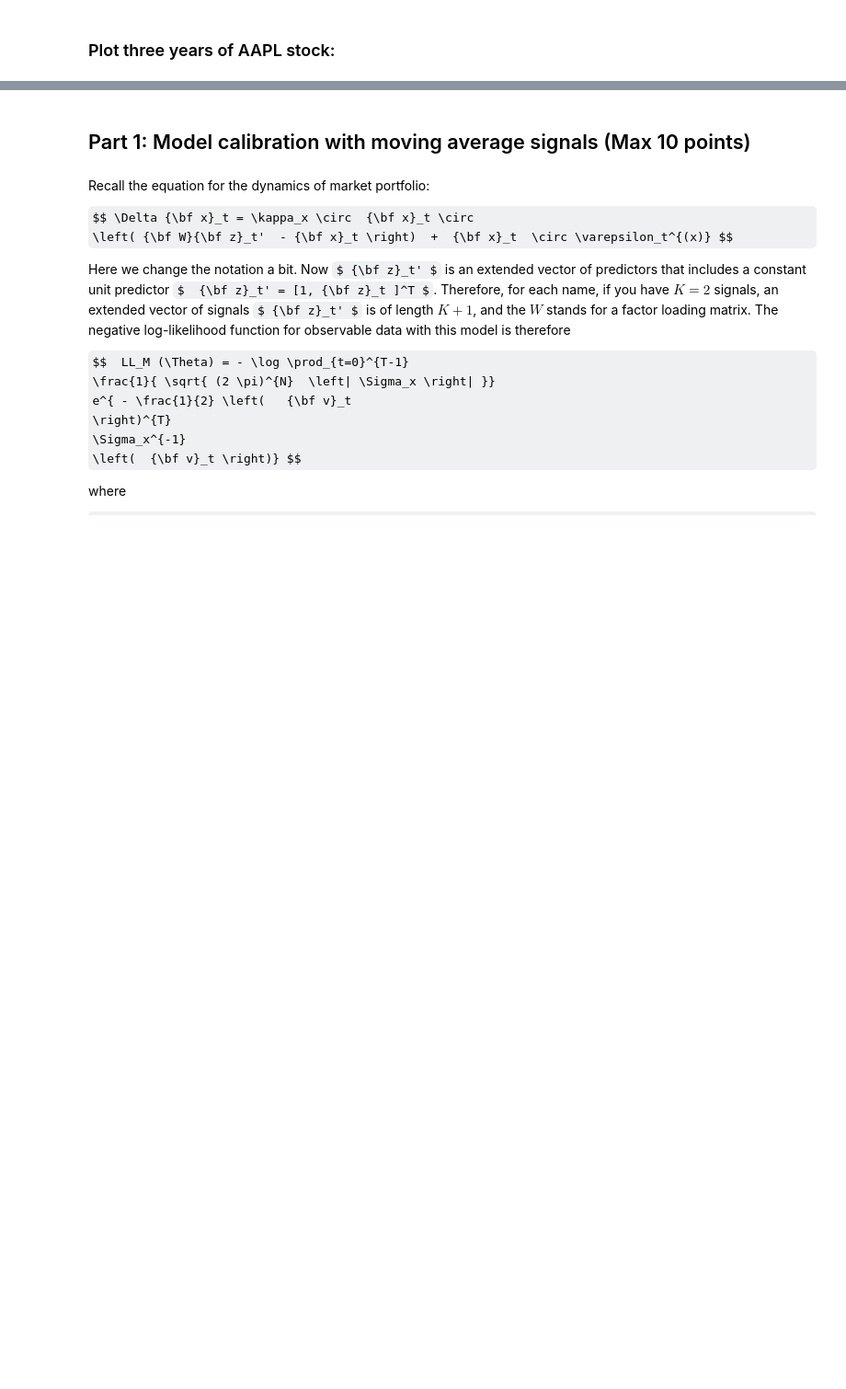
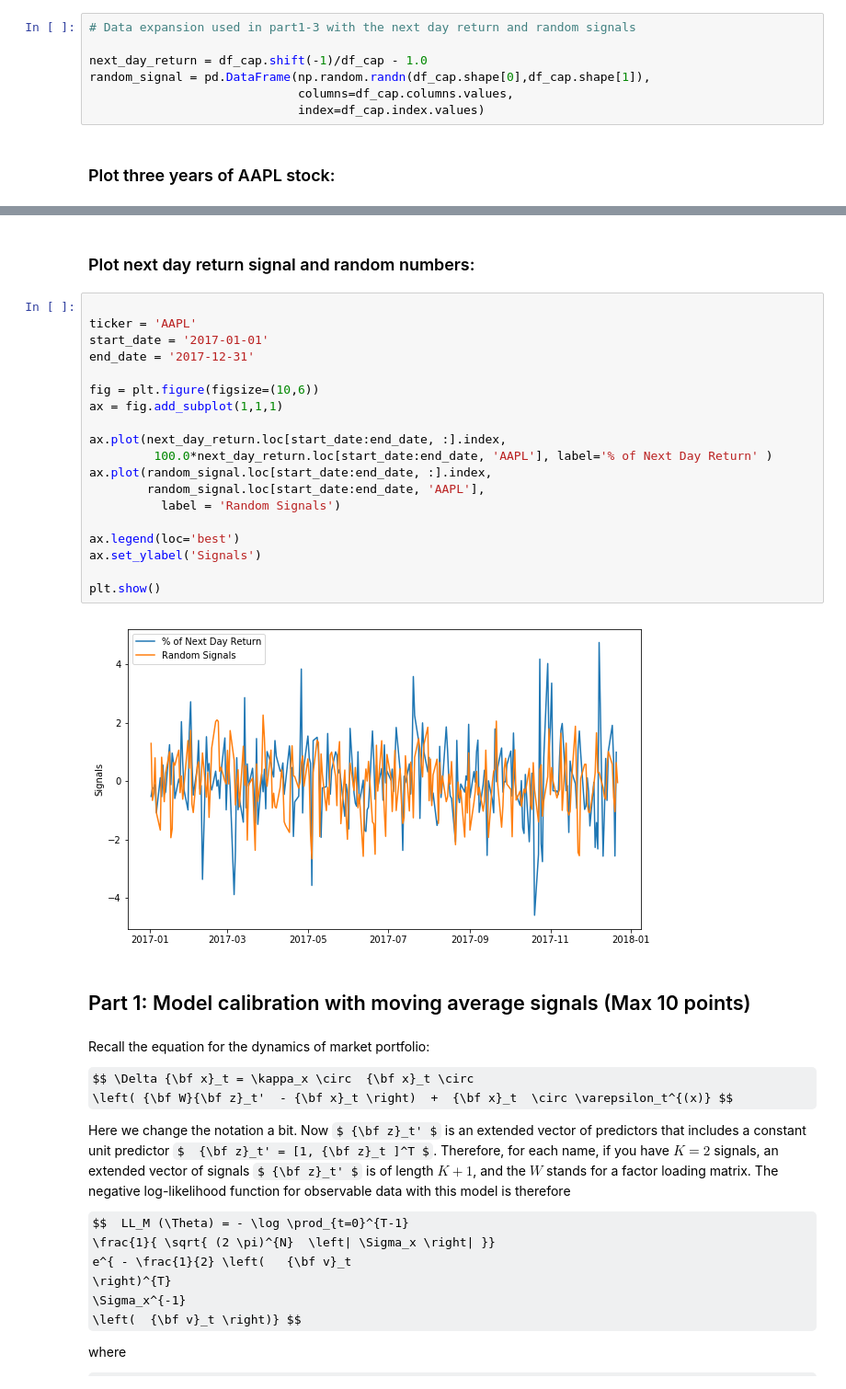
Before and after one commit to dennislamcv1/NYUML, a Jupyter notebook: Reinforcement Learning in Finance/IRL_market_model_DJI_calibration_Coursera.ipynb, the cells around one changed output, grey strips where cells are left out. Shown at 92% size. Drawn from its saved outputs; the diff is of its cells as text; some formulas as TeX source; blank space fills up the shorter version.

```diff
--- a/Reinforcement Learning in Finance/IRL_market_model_DJI_calibration_Coursera.ipynb
+++ b/Reinforcement Learning in Finance/IRL_market_model_DJI_calibration_Coursera.ipynb
@@ -158,3 +164,10 @@ long_rolling = df_cap.rolling(window=window_2).mean()
+# %%
+# Data expansion used in part1-3 with the next day return and random signals
+
+next_day_return = df_cap.shift(-1)/df_cap - 1.0
+random_signal = pd.DataFrame(np.random.randn(df_cap.shape[0],df_cap.shape[1]),
+                             columns=df_cap.columns.values,
+                             index=df_cap.index.values)
 # %% [markdown]
 ### Plot three years of AAPL stock:
 # %%
@@ -180,3 +195,26 @@ plt.show()
+# %% [markdown]
+### Plot next day return signal and random numbers:
+# %%
+
+ticker = 'AAPL'
+start_date = '2017-01-01'
+end_date = '2017-12-31'
+
+fig = plt.figure(figsize=(10,6))
+ax = fig.add_subplot(1,1,1)
+
+ax.plot(next_day_return.loc[start_date:end_date, :].index,
+         100.0*next_day_return.loc[start_date:end_date, 'AAPL'], label='% of Next Day Return' )
+ax.plot(random_signal.loc[start_date:end_date, :].index,
+        random_signal.loc[start_date:end_date, 'AAPL'],
+          label = 'Random Signals')
+
+ax.legend(loc='best')
+ax.set_ylabel('Signals')
+
+plt.show()
+# %% [output]
+[figure, added]
 # %% [markdown]
 ## Part 1: Model calibration with moving average signals (Max 10 points)
 # %% [markdown]
```
Also changed, not shown: parts of 42 cells of this notebook, 4 other files.
